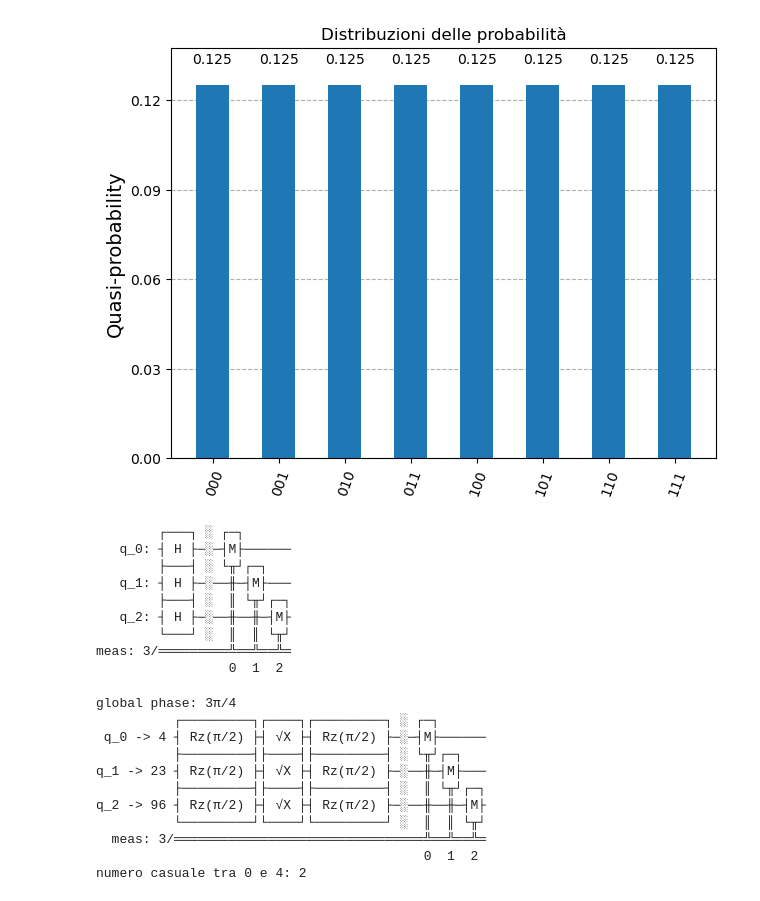
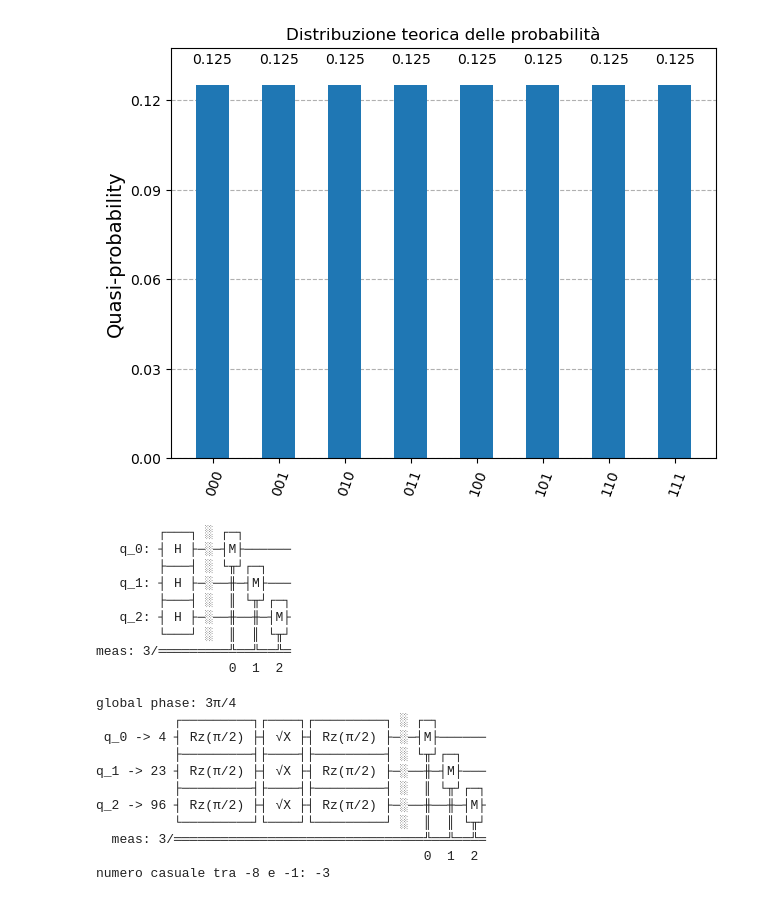
Before and after one commit to progettimatfis/Theory, a Jupyter notebook: secondo es/fake_intero.ipynb, the cells around one changed output. Saved outputs shown, nothing was run; the diff lists cells and outputs as text; code cells hidden in the pictures.

```diff
--- a/secondo es/fake_intero.ipynb
+++ b/secondo es/fake_intero.ipynb
@@ -15,25 +16,25 @@ b = int(input('inserisci b, estremo sx dell\'intervallo\'(intero) : '))
 # %%
 %matplotlib inline
 
-# Creazione di un circuito quantistico per la generazione di un numero intero casuale in [0,(b-a)]
-num_bit = (b-a).bit_length()
+# Creazione del circuito quantistico
+num_bit = math.ceil(math.log2((b-a)+1))
 qc = QuantumCircuit(num_bit)
 # aggiunta dei gates di Hadamard in qc
 qc.h(qc.qubits)
 
 # Verifica che la probabilità di generare un qualsiasi numero intero in [0,(b-a)] con qc sia uguale per tutti (= 1/(2^(num_bit)) )
 state = Statevector.from_instruction(qc)
 probs = state.probabilities_dict()
 # rappresentazione grafica
 plot_histogram(probs)
-plt.title("Distribuzioni delle probabilità")
+plt.title("Distribuzione teorica delle probabilità")
 plt.show()
 
-# aggiunta dei gate di misurazione in qc
+# aggiunta dei gate di misura in qc
 qc.measure_all()
 print(qc)
 # %% [output]
-[figure, old version]
+[figure, new version]
         ┌───┐ ░ ┌─┐
    q_0: ┤ H ├─░─┤M├──────
         ├───┤ ░ └╥┘┌─┐
@@ -44,7 +45,7 @@ print(qc)
 meas: 3/═════════╩══╩══╩═
                  0  1  2
 # %%
-# Definizione del simulatore realistico del circuito quantistico
+# Definizione del simulatore realistico del computer quantistico
 simulator = FakeFez()
 qc_transpiled = transpile(qc,simulator) # traspilazione del circuito
 print(qc_transpiled)
@@ -71,7 +72,7 @@ q_2 -> 96 ┤ Rz(π/2) ├┤ √X ├┤ Rz(π/2) ├─░──╫──╫
           └─────────┘└────┘└─────────┘ ░  ║  ║ └╥┘
   meas: 3/════════════════════════════════╩══╩══╩═
                                           0  1  2
-numero casuale tra 0 e 4: 2
+numero casuale tra -8 e -1: -3
 # %%
 %matplotlib inline
 # Analisi statistica dei risultati
```
Also changed, not shown: parts of 2 cells of this notebook, 3 other files.
